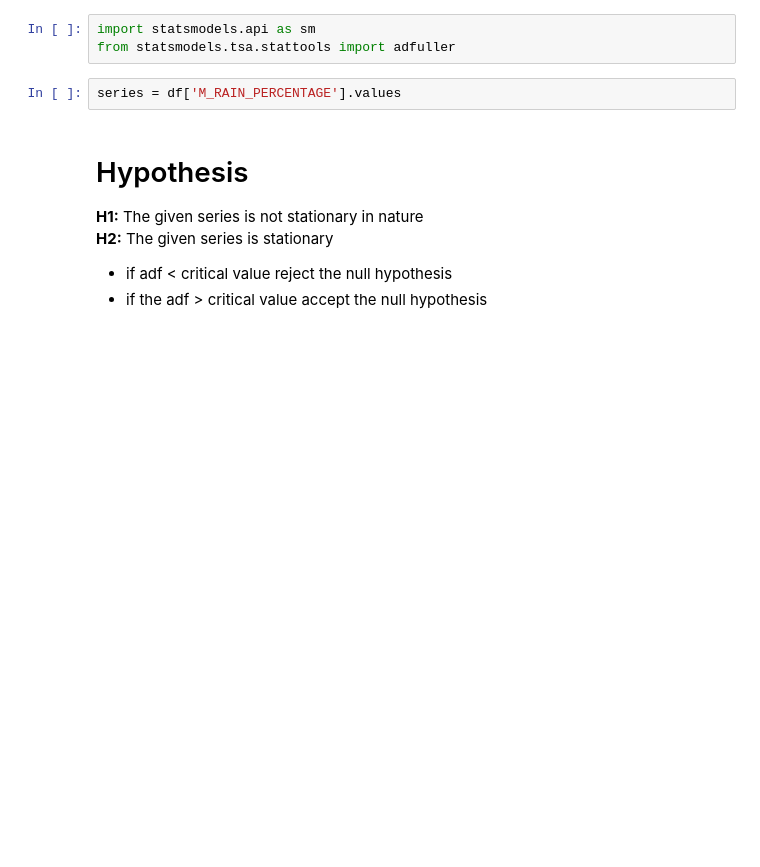
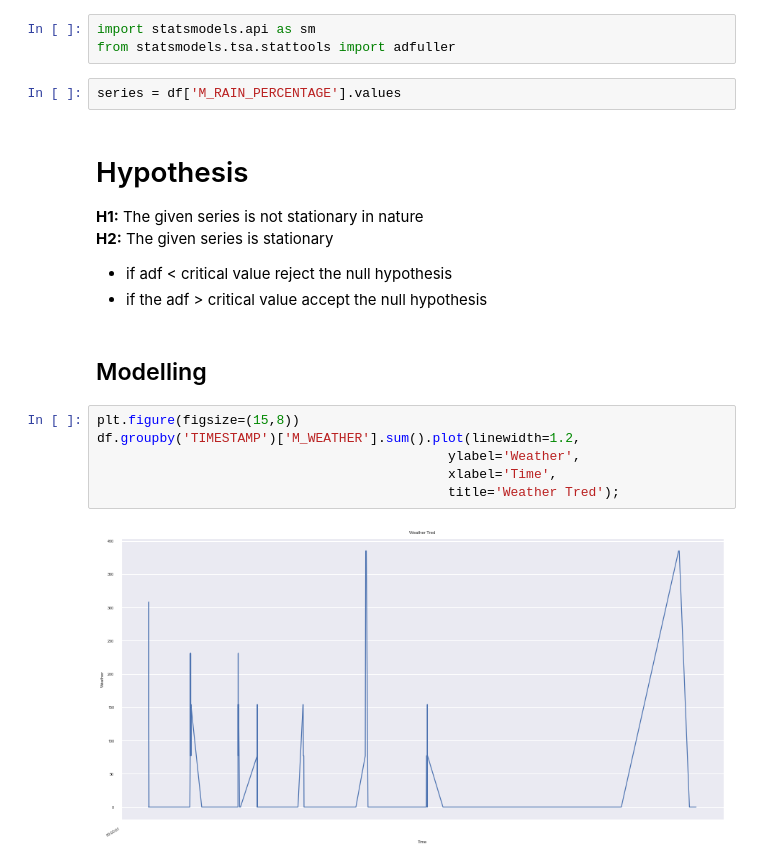
Before and after one commit to gamesconsort/games-formulaaihack, a Jupyter notebook: experimentations/notebooks/Formular HackAI (DATA PREPROCESSING).ipynb, the cells around one changed output. Drawn from its saved outputs; the diff is of its cells as text; blank space fills up the shorter version.

Commit message:
Started Modelling

```diff
--- a/experimentations/notebooks/Formular HackAI (DATA PREPROCESSING).ipynb
+++ b/experimentations/notebooks/Formular HackAI (DATA PREPROCESSING).ipynb
@@ -619,3 +619,13 @@ series = df['M_RAIN_PERCENTAGE'].values
 
 * if adf < critical value reject the null hypothesis
 * if the adf > critical value accept the null hypothesis
+# %% [markdown]
+## Modelling
+# %%
+plt.figure(figsize=(15,8))
+df.groupby('TIMESTAMP')['M_WEATHER'].sum().plot(linewidth=1.2,
+                                             ylabel='Weather',
+                                             xlabel='Time',
+                                             title='Weather Tred');
+# %% [output]
+[figure, added]
```
Also changed, not shown: parts of 18 cells of this notebook.
